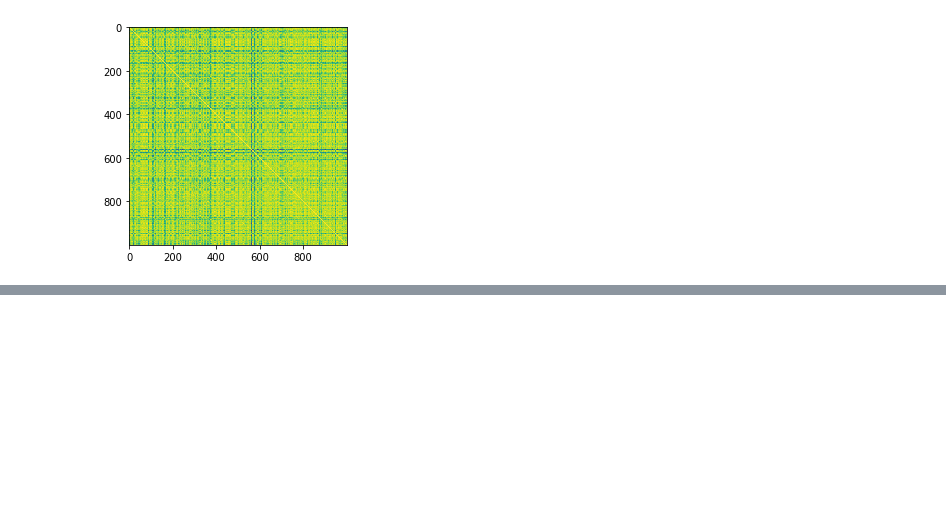
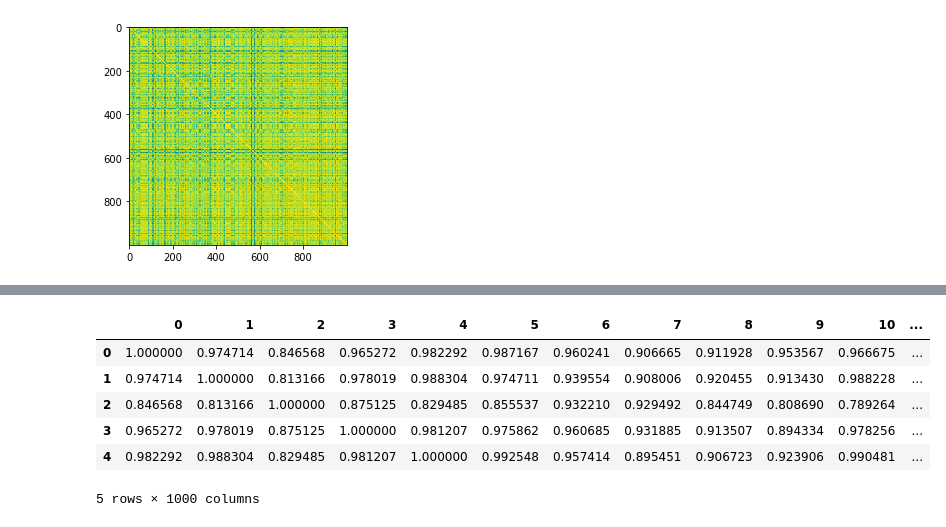
Before and after one commit to taro-masuda/singing_voice_recommendation, a Jupyter notebook: calculate_mfcc_and_similarity.ipynb, the cells around one changed output, grey strips where cells are left out. Cells and saved outputs as stored; diff of their text form; code cells hidden in the pictures; blank space fills up the shorter version.

```diff
--- a/calculate_mfcc_and_similarity.ipynb
+++ b/calculate_mfcc_and_similarity.ipynb
@@ -92,0 +130,12 @@ import pandas as pd
+# %%
+df_sim = pd.DataFrame(S)
+# %%
+df_sim.head()
+# %% [output]
+|  | 0 | 1 | 2 | 3 | 4 | 5 | 6 | 7 | 8 | 9 | 10 | ... |
+| 0 | 1.000000 | 0.974714 | 0.846568 | 0.965272 | 0.982292 | 0.987167 | 0.960241 | 0.906665 | 0.911928 | 0.953567 | 0.966675 | ... |
+| 1 | 0.974714 | 1.000000 | 0.813166 | 0.978019 | 0.988304 | 0.974711 | 0.939554 | 0.908006 | 0.920455 | 0.913430 | 0.988228 | ... |
+| 2 | 0.846568 | 0.813166 | 1.000000 | 0.875125 | 0.829485 | 0.855537 | 0.932210 | 0.929492 | 0.844749 | 0.808690 | 0.789264 | ... |
+| 3 | 0.965272 | 0.978019 | 0.875125 | 1.000000 | 0.981207 | 0.975862 | 0.960685 | 0.931885 | 0.913507 | 0.894334 | 0.978256 | ... |
+| 4 | 0.982292 | 0.988304 | 0.829485 | 0.981207 | 1.000000 | 0.992548 | 0.957414 | 0.895451 | 0.906723 | 0.923906 | 0.990481 | ... |
+5 rows × 1000 columns
```
Also changed, not shown: parts of 18 cells of this notebook.
